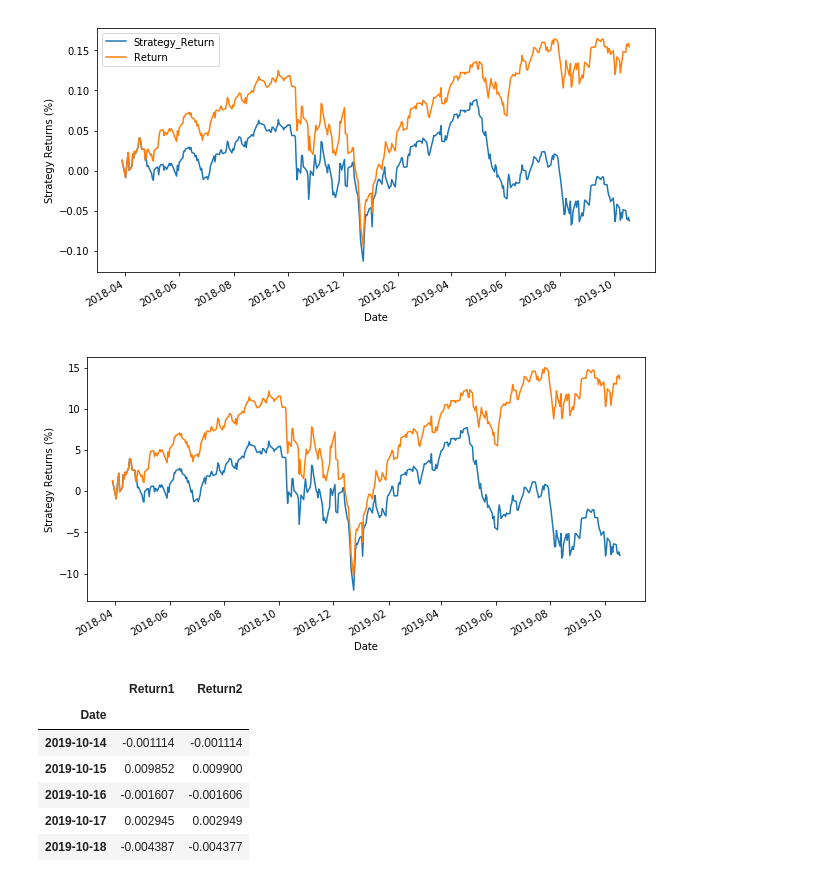
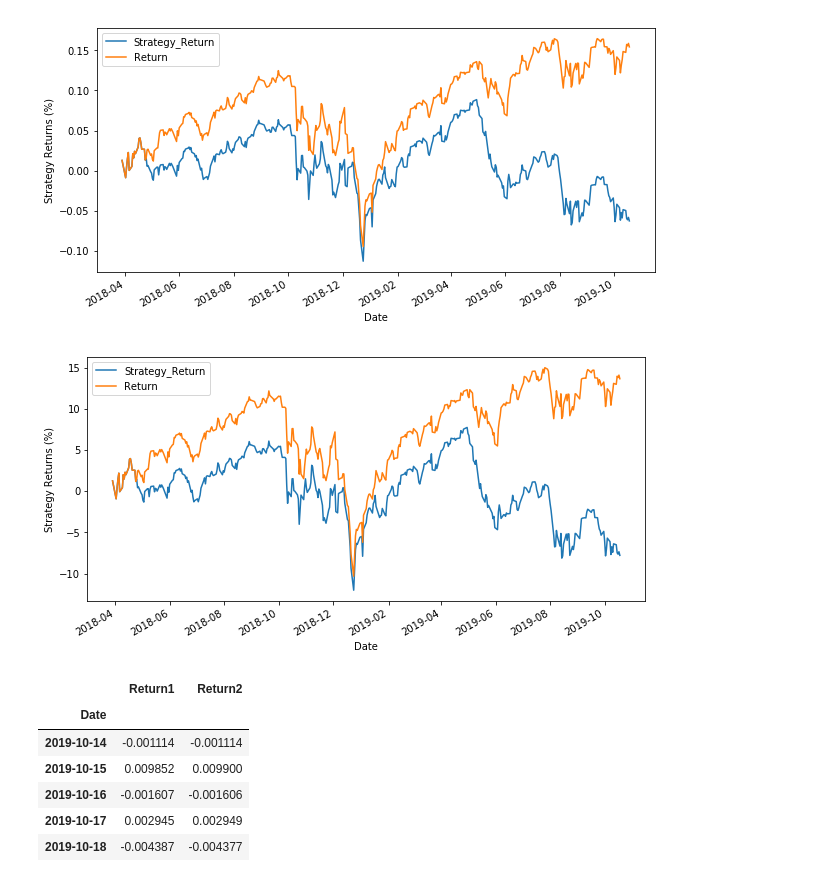
Before and after one commit to ferlucio2019/ejemplo2, a Jupyter notebook: primer_modelo.ipynb, the cells around one changed output. Cells and saved outputs as stored; diff of their text form; code cells hidden in the pictures.

```diff
--- a/primer_modelo.ipynb
+++ b/primer_modelo.ipynb
@@ -171,17 +171,17 @@ Test Accuracy: 53.94%
 # %%
 #Realiamos la predicción
     Df['Predicted_Signal'] = cls.predict(X)
 
     # Calculate log returns
     Df['Return'] = np.log(Df.Close / Df.Close.shift(1))*100
     Df['Strategy_Return'] = Df.Return * Df.Predicted_Signal
     Df.Strategy_Return.iloc[split:].cumsum().plot(figsize=(10,5))
     Df.Return.iloc[split:].cumsum().plot(figsize=(10,5))
-    pylab.legend(loc='upper left')
+    plt.legend(loc='upper left')
     plt.ylabel("Strategy Returns (%)")
     plt.show()
 # %% [output]
-[figure, old version]
+[figure, new version]
 # %%
     Df['Return1'] = np.log(Df.Close / Df.Close.shift(1))
     Df['Return2'] = Df.Close.pct_change()
```
Also changed, not shown: 1 other file.
